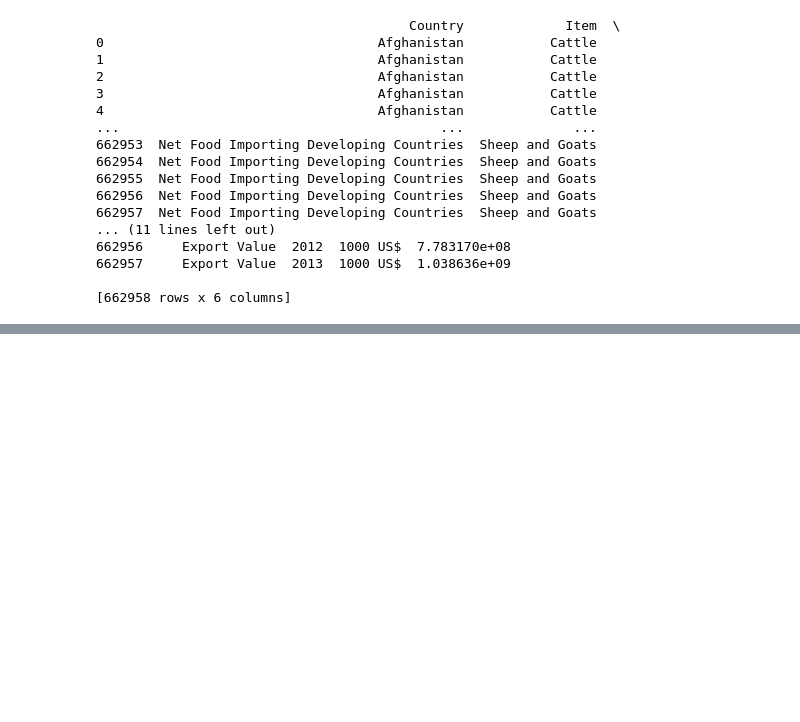
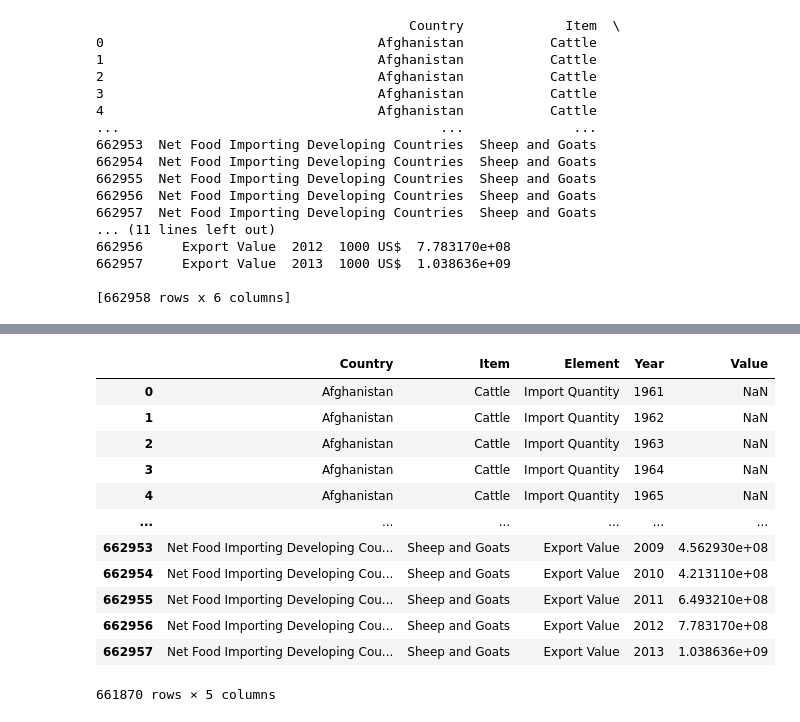
Before and after one commit to ZemelakGoraga/food-and-agri, a Jupyter notebook: avian_livestock_fishery.ipynb, the cells around one changed output, grey strips where cells are left out. Saved outputs shown, nothing was run; the diff lists cells and outputs as text; code cells hidden in the pictures; blank space fills up the shorter version.

```diff
--- a/avian_livestock_fishery.ipynb
+++ b/avian_livestock_fishery.ipynb
@@ -398,0 +515,4 @@ df1.head()
+# %%
+# prompt: using the df2 dataset, remove rows where 'Value' = 0.0
+
+df2 = df2[df2['Value'] != 0.0]
@@ -398,0 +618,39 @@ df1.head()
+# %%
+# Replace missing values by Median
+# Sort the DataFrame by the 'Item' column
+df2 = df2.sort_values(by='Item')
+
+# Get the unique values in the 'Item' column and sort them
+unique_items = sorted(df2['Item'].unique())
+
+# Create an empty DataFrame to store missing value counts
+missing_values_df2 = pd.DataFrame(columns=unique_items)
+
+# Create a dictionary to store median values for each item
+median_values = {}
+
+# Iterate through unique items and calculate missing value counts
+for item in unique_items:
+    subset = df2[df2['Item'] == item]
+    missing_counts = subset.isnull().sum()
+    missing_values_df2[item] = missing_counts
+
+    # Calculate median value for each subset
+    median_value = subset['Value'].median()
+    median_values[item] = median_value
+
+    print(f"median value for {item} subset: {median_value:.2f}")
+
+# Print the DataFrame with missing value counts
+print("\nMissing value counts:")
+print(missing_values_df2)
+
+# Replace missing values by median values for each unique item
+for item in unique_items:
+    subset = df2[df2['Item'] == item]
+    median_value = median_values[item]
+    df2.loc[subset.index, 'Value'] = subset['Value'].fillna(median_value)
+
+# Print DataFrame with missing values replaced by median values
+print("\nDataFrame with missing values replaced by median values:")
+print(df2)
@@ -398,0 +722,16 @@ df1.head()
+# %%
+df2.drop_duplicates()
+# %% [output]
+|  | Country | Item | Element | Year | Value |
+| 0 | Afghanistan | Cattle | Import Quantity | 1961 | NaN |
+| 1 | Afghanistan | Cattle | Import Quantity | 1962 | NaN |
+| 2 | Afghanistan | Cattle | Import Quantity | 1963 | NaN |
+| 3 | Afghanistan | Cattle | Import Quantity | 1964 | NaN |
+| 4 | Afghanistan | Cattle | Import Quantity | 1965 | NaN |
+| ... | ... | ... | ... | ... | ... |
+| 662953 | Net Food Importing Developing Cou... | Sheep and Goats | Export Value | 2009 | 4.562930e+08 |
+| 662954 | Net Food Importing Developing Cou... | Sheep and Goats | Export Value | 2010 | 4.213110e+08 |
+| 662955 | Net Food Importing Developing Cou... | Sheep and Goats | Export Value | 2011 | 6.493210e+08 |
+| 662956 | Net Food Importing Developing Cou... | Sheep and Goats | Export Value | 2012 | 7.783170e+08 |
+| 662957 | Net Food Importing Developing Cou... | Sheep and Goats | Export Value | 2013 | 1.038636e+09 |
+661870 rows × 5 columns
```
Also changed, not shown: parts of 21 cells of this notebook.
